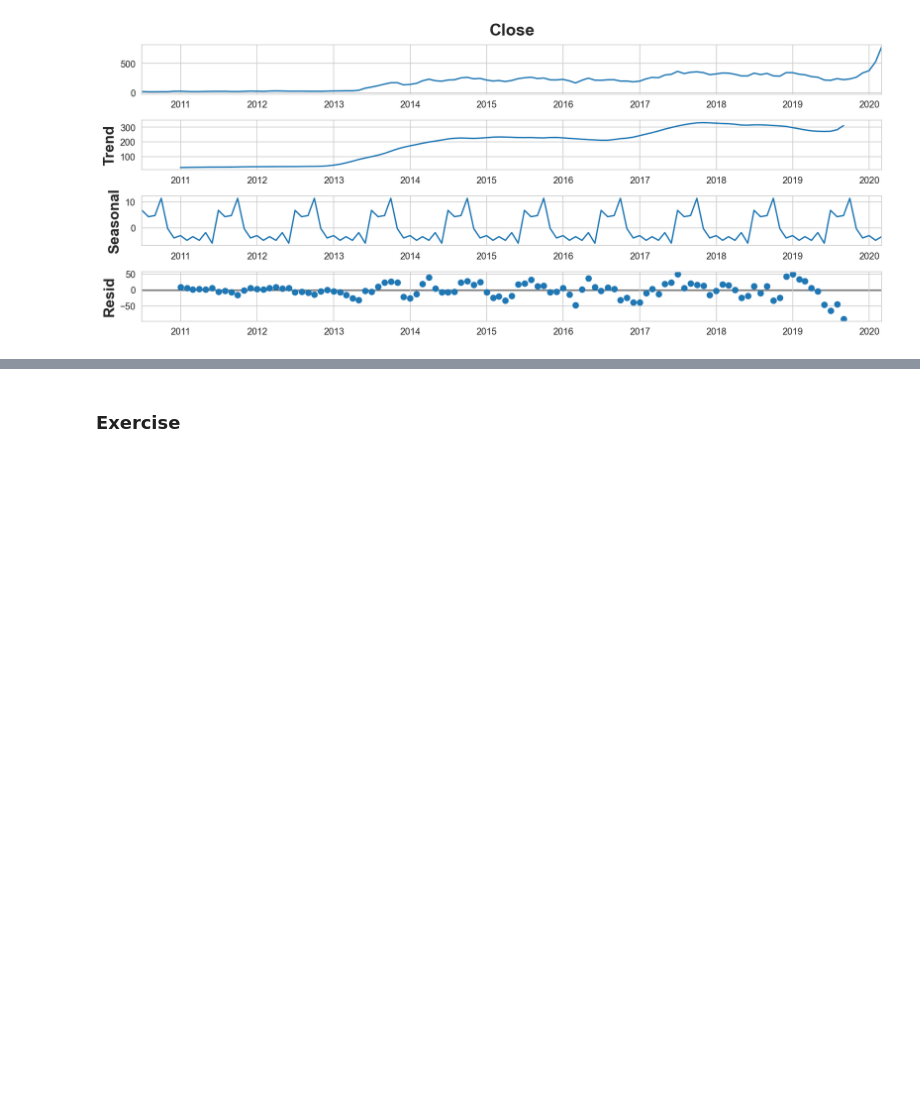
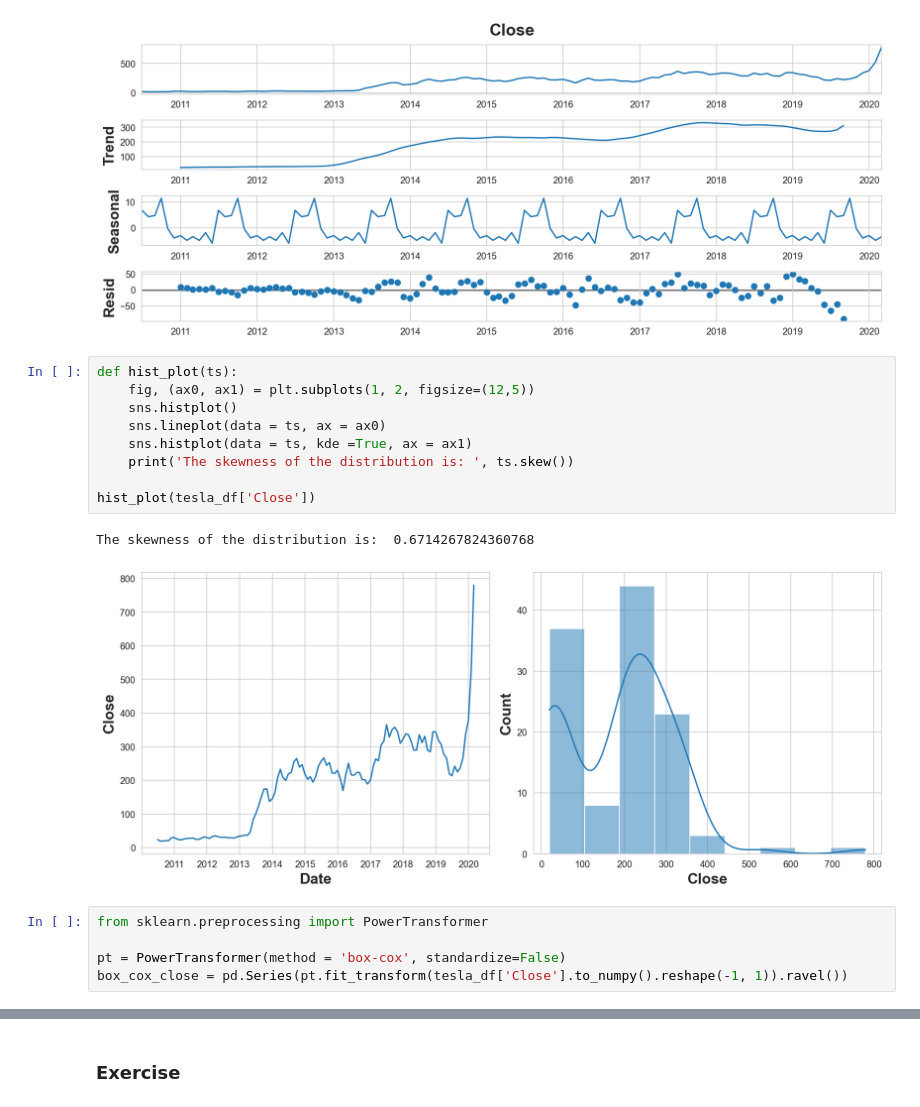
Before and after one commit to JudsonMorgan/Python-for-Data-Analyst, a Jupyter notebook: Tesla-Stock-Market-Analysis.ipynb, the cells around one changed output, grey strips where cells are left out. Saved outputs shown, nothing was run; the diff lists cells and outputs as text; blank space fills up the shorter version.

Commit message:
updated time-series notebook

```diff
--- a/Tesla-Stock-Market-Analysis.ipynb
+++ b/Tesla-Stock-Market-Analysis.ipynb
@@ -202,3 +202,20 @@ fig = seasonal_decompose(x = tesla_df['Close'])
 fig.plot();
 # %% [output]
 [figure]
+# %%
+def hist_plot(ts):
+    fig, (ax0, ax1) = plt.subplots(1, 2, figsize=(12,5))
+    sns.histplot()
+    sns.lineplot(data = ts, ax = ax0)
+    sns.histplot(data = ts, kde =True, ax = ax1)
+    print('The skewness of the distribution is: ', ts.skew())
+
+hist_plot(tesla_df['Close'])
+# %% [output]
+The skewness of the distribution is:  0.6714267824360768
+[figure, added]
+# %%
+from sklearn.preprocessing import PowerTransformer
+
+pt = PowerTransformer(method = 'box-cox', standardize=False)
+box_cox_close = pd.Series(pt.fit_transform(tesla_df['Close'].to_numpy().reshape(-1, 1)).ravel())
```
Also changed, not shown: parts of 11 cells of this notebook.
